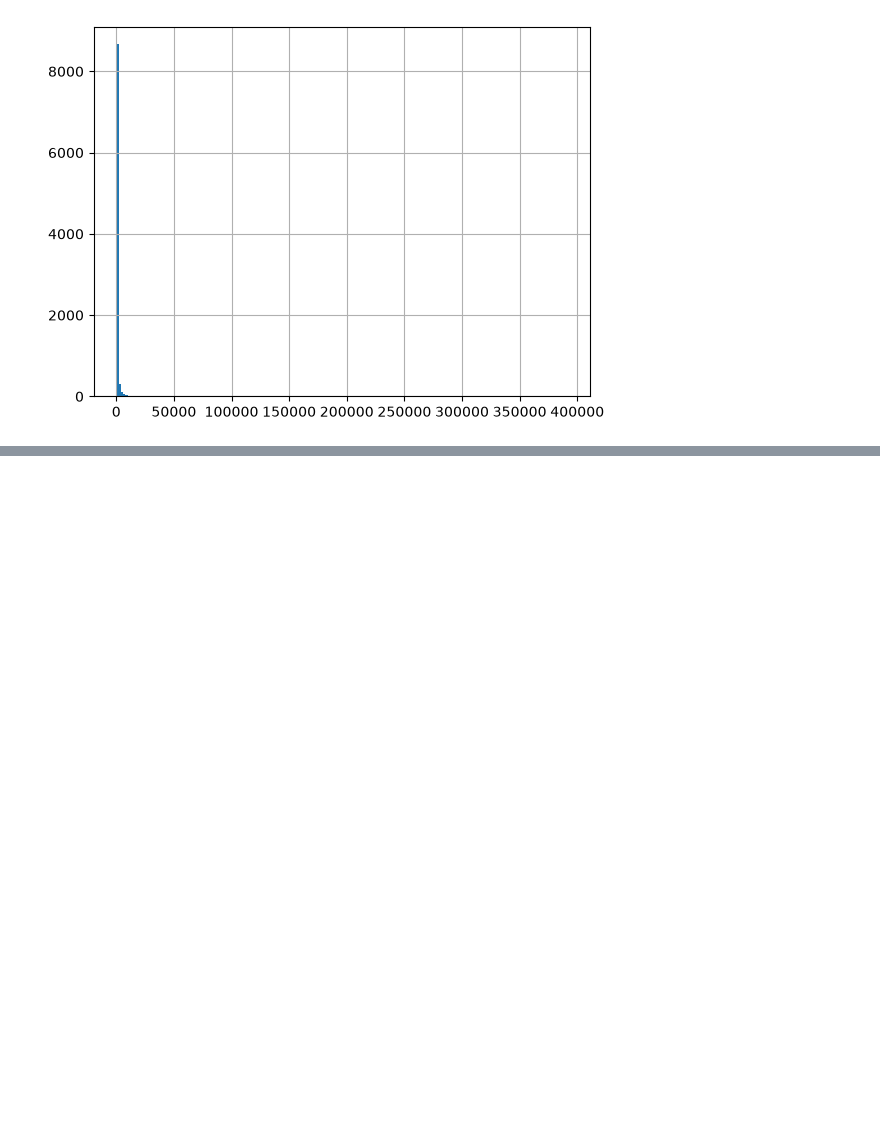
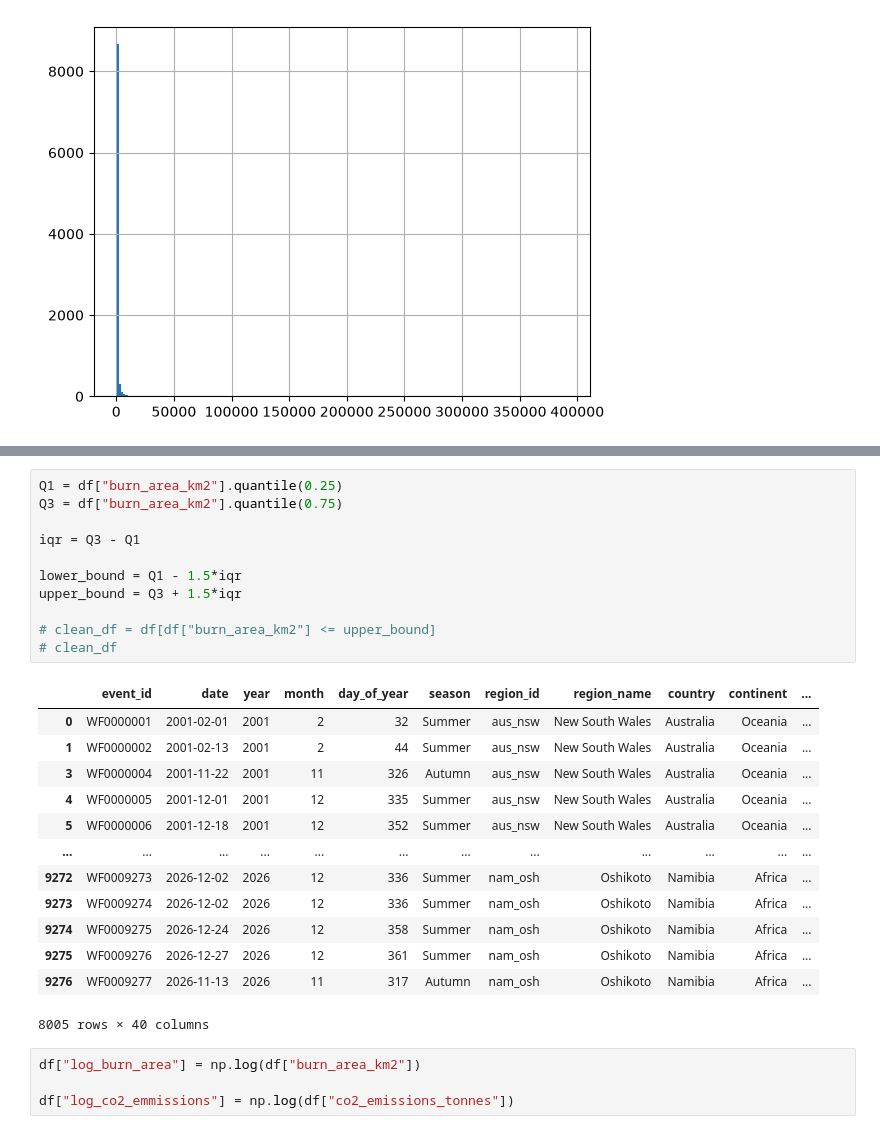
Before and after one commit to EdKinge/Wildfire-ML-Project, a Jupyter notebook: co2_prediction.ipynb, the cells around one changed output, grey strips where cells are left out. Saved outputs shown, nothing was run; the diff lists cells and outputs as text; blank space fills up the shorter version.

```diff
--- a/co2_prediction.ipynb
+++ b/co2_prediction.ipynb
@@ -53,0 +76,29 @@ df["burn_area_km2"].hist(bins=200)
+# %%
+Q1 = df["burn_area_km2"].quantile(0.25)
+Q3 = df["burn_area_km2"].quantile(0.75)
+
+iqr = Q3 - Q1
+
+lower_bound = Q1 - 1.5*iqr
+upper_bound = Q3 + 1.5*iqr
+
+# clean_df = df[df["burn_area_km2"] <= upper_bound]
+# clean_df
+# %% [output]
+|  | event_id | date | year | month | day_of_year | season | region_id | region_name | country | continent | ... |
+| 0 | WF0000001 | 2001-02-01 | 2001 | 2 | 32 | Summer | aus_nsw | New South Wales | Australia | Oceania | ... |
+| 1 | WF0000002 | 2001-02-13 | 2001 | 2 | 44 | Summer | aus_nsw | New South Wales | Australia | Oceania | ... |
+| 3 | WF0000004 | 2001-11-22 | 2001 | 11 | 326 | Autumn | aus_nsw | New South Wales | Australia | Oceania | ... |
+| 4 | WF0000005 | 2001-12-01 | 2001 | 12 | 335 | Summer | aus_nsw | New South Wales | Australia | Oceania | ... |
+| 5 | WF0000006 | 2001-12-18 | 2001 | 12 | 352 | Summer | aus_nsw | New South Wales | Australia | Oceania | ... |
+| ... | ... | ... | ... | ... | ... | ... | ... | ... | ... | ... | ... |
+| 9272 | WF0009273 | 2026-12-02 | 2026 | 12 | 336 | Summer | nam_osh | Oshikoto | Namibia | Africa | ... |
+| 9273 | WF0009274 | 2026-12-02 | 2026 | 12 | 336 | Summer | nam_osh | Oshikoto | Namibia | Africa | ... |
+| 9274 | WF0009275 | 2026-12-24 | 2026 | 12 | 358 | Summer | nam_osh | Oshikoto | Namibia | Africa | ... |
+| 9275 | WF0009276 | 2026-12-27 | 2026 | 12 | 361 | Summer | nam_osh | Oshikoto | Namibia | Africa | ... |
+| 9276 | WF0009277 | 2026-11-13 | 2026 | 11 | 317 | Autumn | nam_osh | Oshikoto | Namibia | Africa | ... |
+8005 rows × 40 columns
+# %%
+df["log_burn_area"] = np.log(df["burn_area_km2"])
+
+df["log_co2_emmissions"] = np.log(df["co2_emissions_tonnes"])
```
Also changed, not shown: parts of 7 cells of this notebook.
